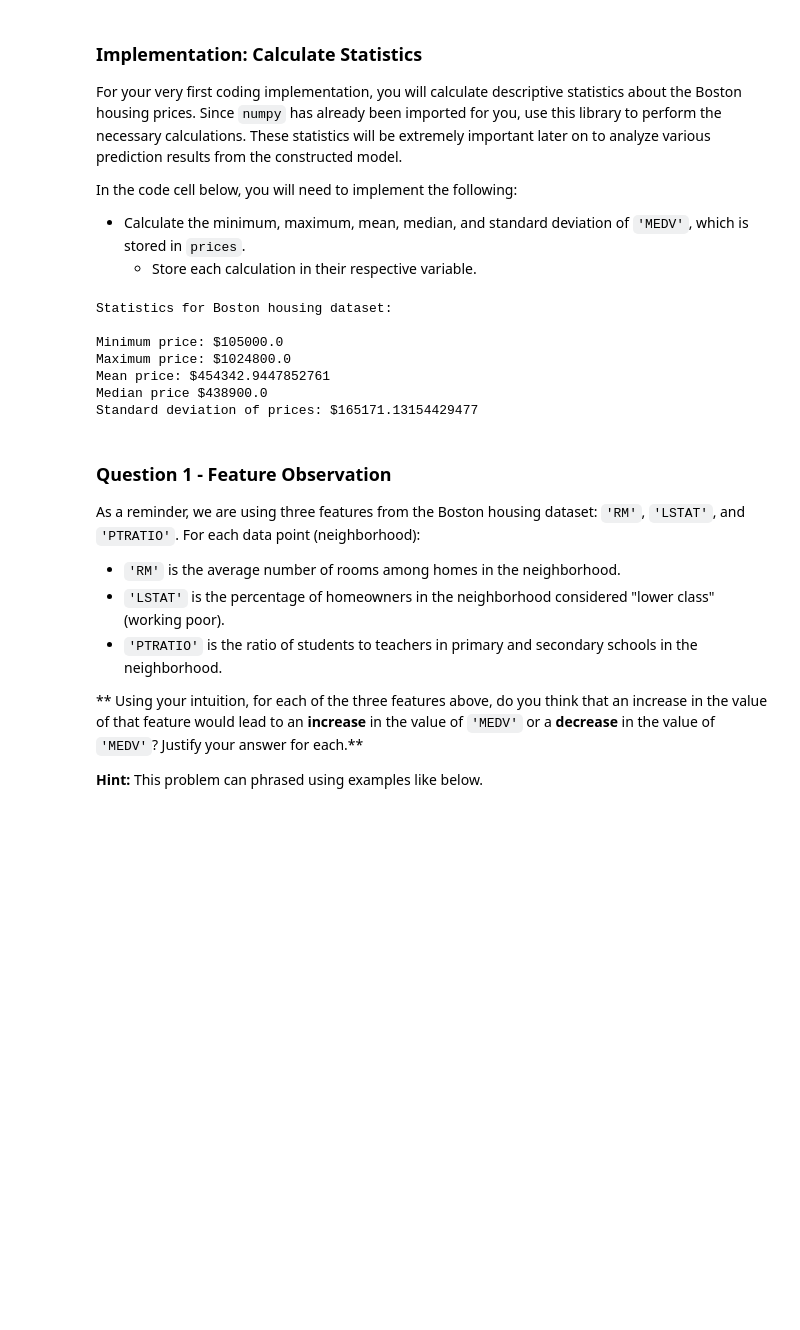
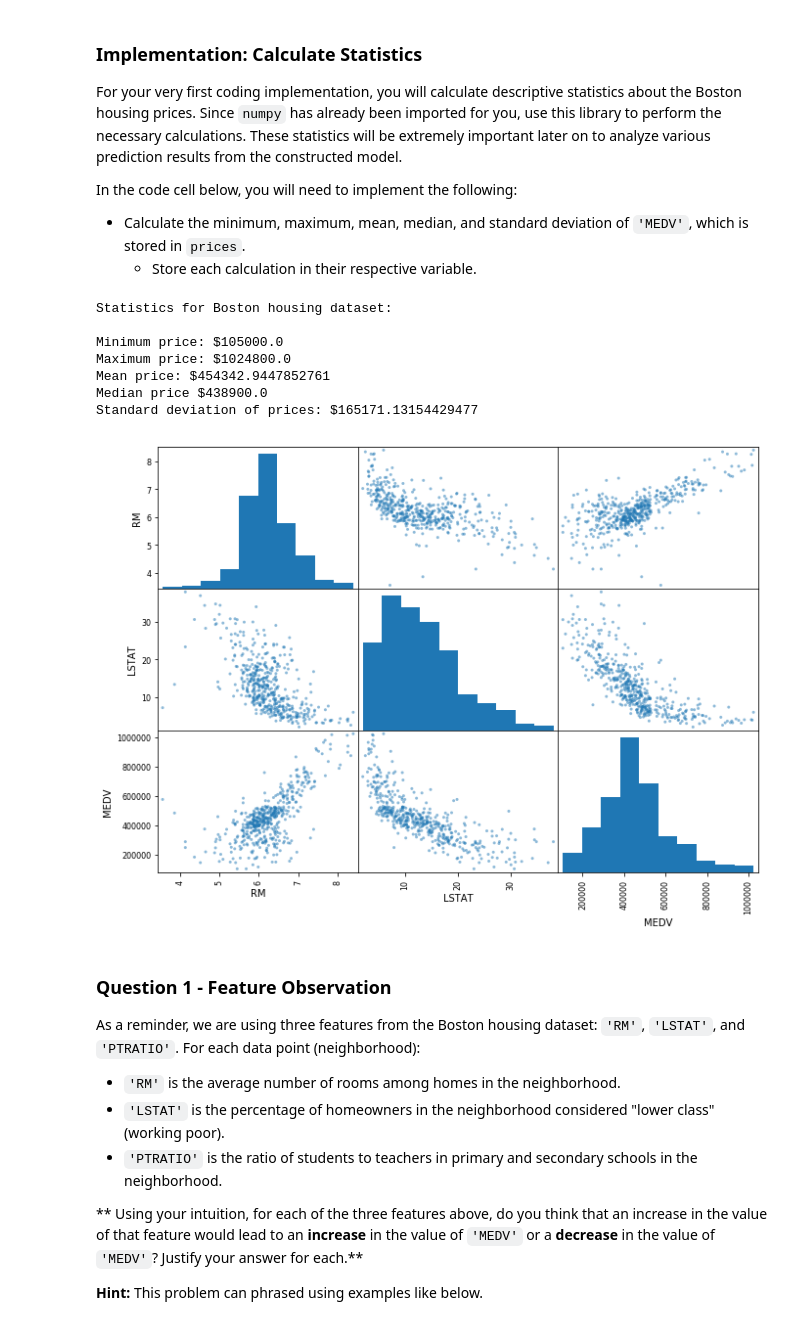
Before and after one commit to kbangali/ml, a Jupyter notebook: boston_housing/boston_housing.ipynb, the cells around one changed output. Drawn from its saved outputs; the diff is of its cells as text; code cells hidden in the pictures; blank space fills up the shorter version.

```diff
--- a/boston_housing/boston_housing.ipynb
+++ b/boston_housing/boston_housing.ipynb
@@ -53,36 +53,43 @@ In the code cell below, you will need to implement the following:
 - Calculate the minimum, maximum, mean, median, and standard deviation of `'MEDV'`, which is stored in `prices`.
   - Store each calculation in their respective variable.
 # %%
+import pandas as pd
+import matplotlib.pyplot as plt
+
 # TODO: Minimum price of the data
 minimum_price = np.amin(prices)
 
 # TODO: Maximum price of the data
 maximum_price = np.amax(prices)
 
 # TODO: Mean price of the data
 mean_price = np.mean(prices)
 
 # TODO: Median price of the data
 median_price = np.median(prices)
 
 # TODO: Standard deviation of prices of the data
 std_price = np.std(prices)
 
 # Show the calculated statistics
 print("Statistics for Boston housing dataset:\n")
 print("Minimum price: ${}".format(minimum_price))
 print("Maximum price: ${}".format(maximum_price))
 print("Mean price: ${}".format(mean_price))
 print("Median price ${}".format(median_price))
 print("Standard deviation of prices: ${}".format(std_price))
+
+pd.plotting.scatter_matrix(data[['RM','LSTAT','MEDV']], figsize=(11,8))
+plt.show()
 # %% [output]
 Statistics for Boston housing dataset:
 
 Minimum price: $105000.0
 Maximum price: $1024800.0
 Mean price: $454342.9447852761
 Median price $438900.0
 Standard deviation of prices: $165171.13154429477
+[figure, added]
 # %% [markdown]
 ### Question 1 - Feature Observation
 As a reminder, we are using three features from the Boston housing dataset: `'RM'`, `'LSTAT'`, and `'PTRATIO'`. For each data point (neighborhood):
```
Also changed, not shown: parts of 8 cells of this notebook, 1 other file.
